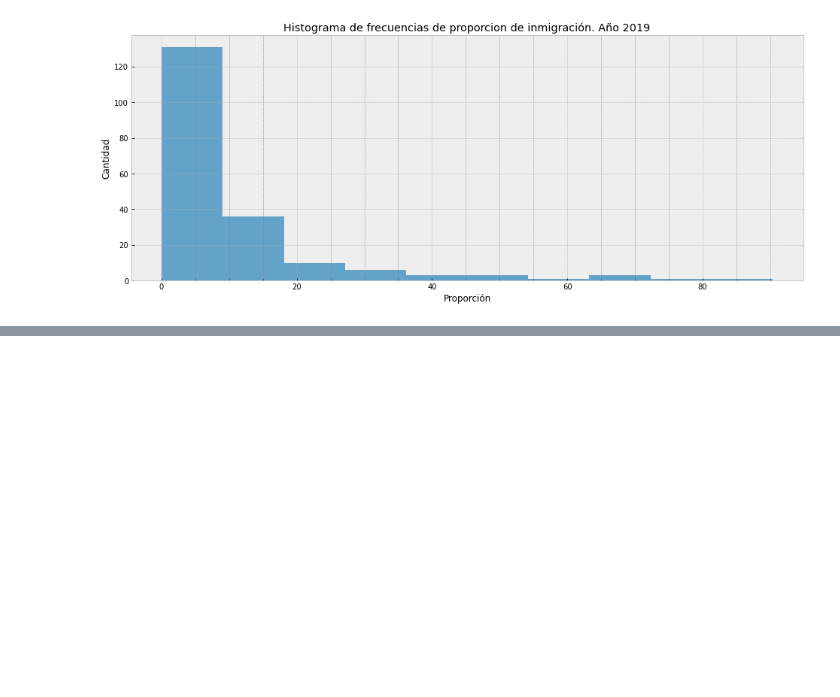
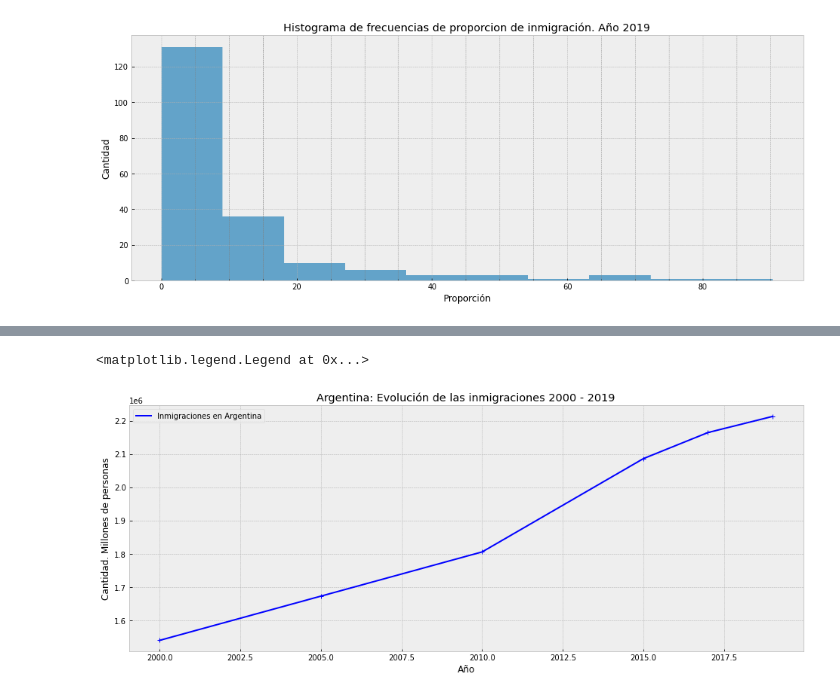
Before and after one commit to ispc-programador2022/TSSSM5, a Jupyter notebook: Scraping/Informe.ipynb, the cells around one changed output, grey strips where cells are left out. Cells and saved outputs as stored; diff of their text form; code cells hidden in the pictures; blank space fills up the shorter version.

Commit message:
se agrega el análisis de argentina

```diff
--- a/Scraping/Informe.ipynb
+++ b/Scraping/Informe.ipynb
@@ -221,0 +224,3 @@ plt.show()
+# %%
+arg_inmig = df_complete[df_complete['Países'] == 'Argentina']
+arg_inmig.head(6)
@@ -221,0 +235,11 @@ plt.show()
+# %%
+fig, ax = plt.subplots(figsize=(16,6))
+ax.plot(arg_inmig["year"], arg_inmig["Inmigrantes_total"], 'b',  label='Inmigraciones en Argentina')
+ax.plot(arg_inmig["year"], arg_inmig["Inmigrantes_total"],  'b+')
+ax.set_xlabel('Año')
+ax.set_ylabel('Cantidad. Millones de personas')
+ax.set_title('Argentina: Evolución de las inmigraciones 2000 - 2019')
+ax.legend()
+# %% [output]
+<matplotlib.legend.Legend at 0x...>
+[figure, added]
```
Also changed, not shown: parts of 2 cells of this notebook.
